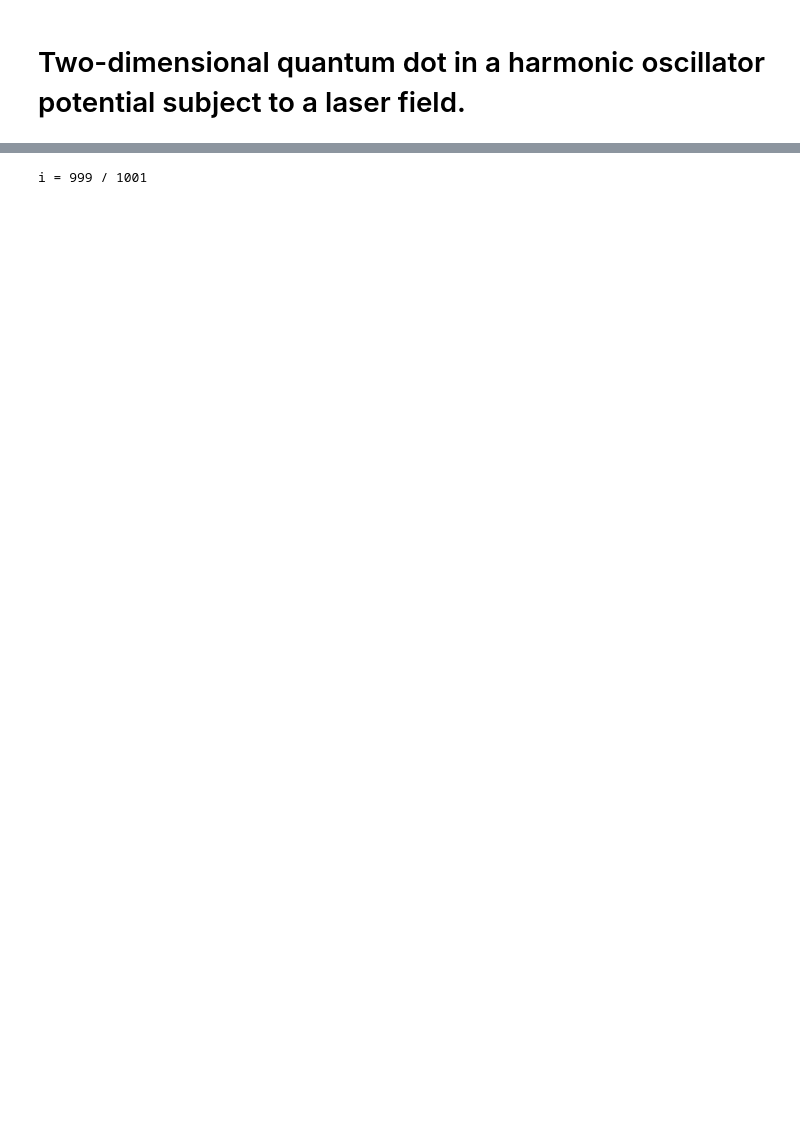
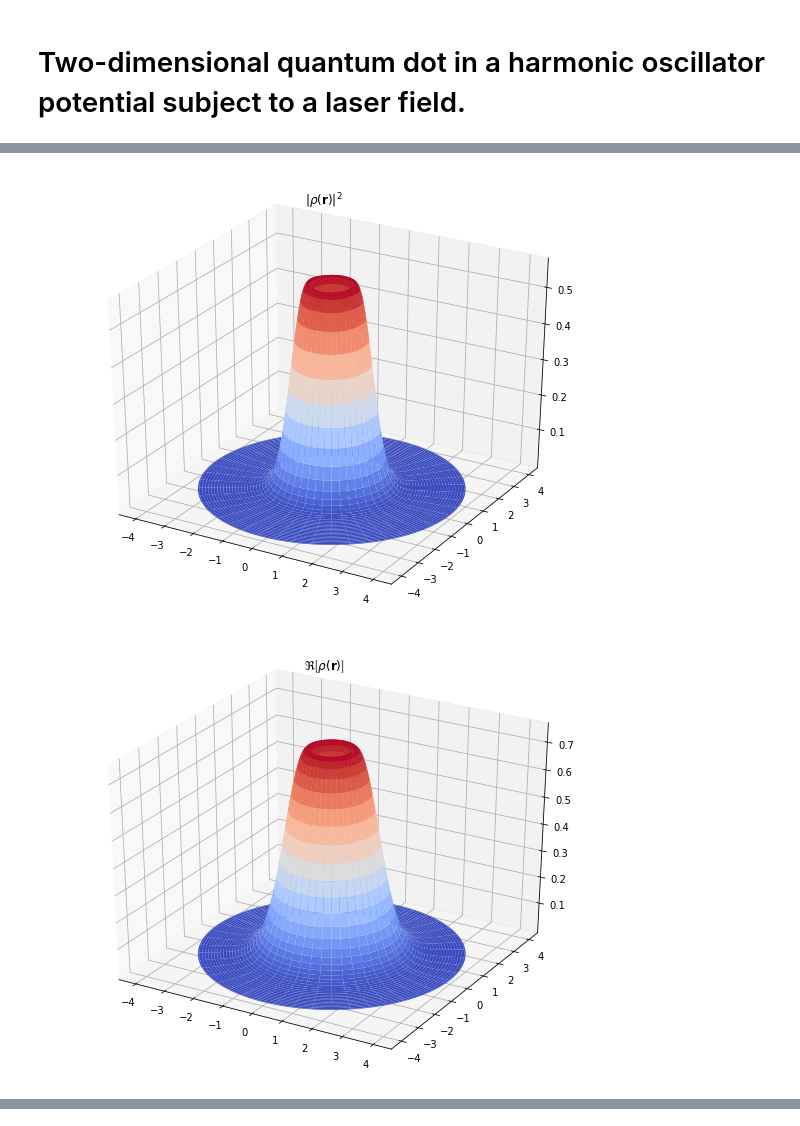
Before and after one commit to HyQD/coupled-cluster, a Jupyter notebook: scripts/2d-ho-quantum-dot.ipynb, the cells around one changed output, grey strips where cells are left out. Cells and saved outputs as stored; diff of their text form; code cells hidden in the pictures; blank space fills up the shorter version.

```diff
--- a/scripts/2d-ho-quantum-dot.ipynb
+++ b/scripts/2d-ho-quantum-dot.ipynb
@@ -91,0 +99,25 @@ plt.show()
+# %%
+X, Y = tdho.R * np.cos(tdho.T), tdho.R * np.sin(tdho.T)
+
+fig = plt.figure(figsize=(10, 8))
+ax = fig.add_subplot(111, projection="3d")
+
+ax.plot_surface(X, Y, np.abs(rho * rho.conj()), cmap=cm.coolwarm)
+plt.title(r"$|\rho(\mathbf{r})|^2$")
+
+fig = plt.figure(figsize=(10, 8))
+ax = fig.add_subplot(111, projection="3d")
+
+ax.plot_surface(X, Y, rho.real, cmap=cm.coolwarm)
+plt.title(r"$\Re\left[\rho(\mathbf{r})\right]$")
+
+fig = plt.figure(figsize=(10, 8))
+ax = fig.add_subplot(111, projection="3d")
+
+ax.plot_surface(X, Y, rho.imag, cmap=cm.coolwarm)
+plt.title(r"$\Im\left[\rho(\mathbf{r})\right]$")
+
+plt.show()
+# %% [output]
+[figure, added]
+[figure, added]
@@ -101,11 +134,3 @@ td_energies = np.zeros(num_timesteps, dtype=np.complex128)
 
 psi_overlap[0] = oatdccd.compute_time_dependent_overlap()
 td_energies[0] = oatdccd.compute_energy()
-# %%
-for i, amp in enumerate(oatdccd.solve(time_points)):
-    print(100 * " ", end="\r")
-    print(f"i = {i} / {num_timesteps}", end="\r")
-    psi_overlap[i + 1] = oatdccd.compute_time_dependent_overlap()
-    td_energies[i + 1] = oatdccd.compute_energy()
-# %% [output]
-i = 999 / 1001
```
Also changed, not shown: parts of 14 cells of this notebook.
